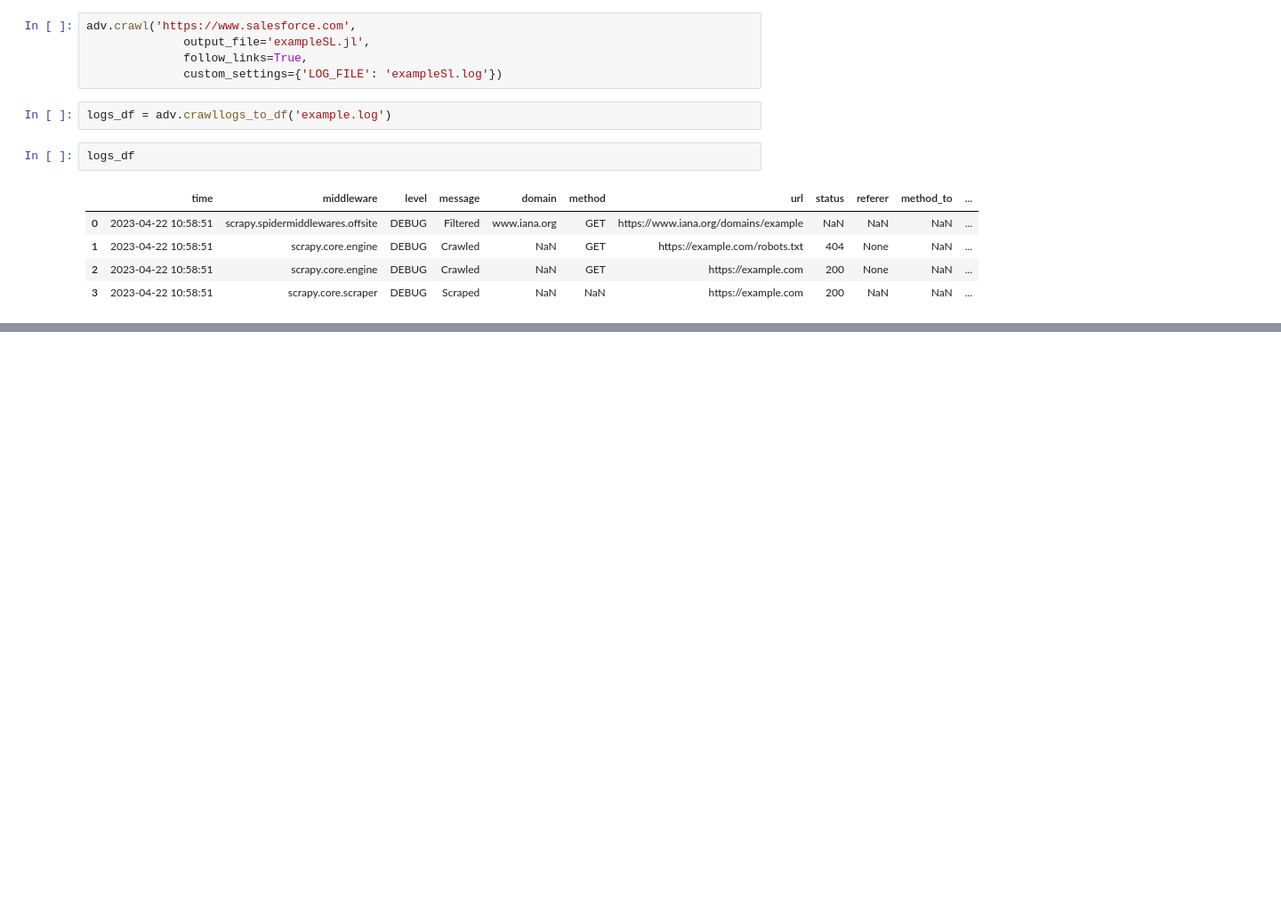
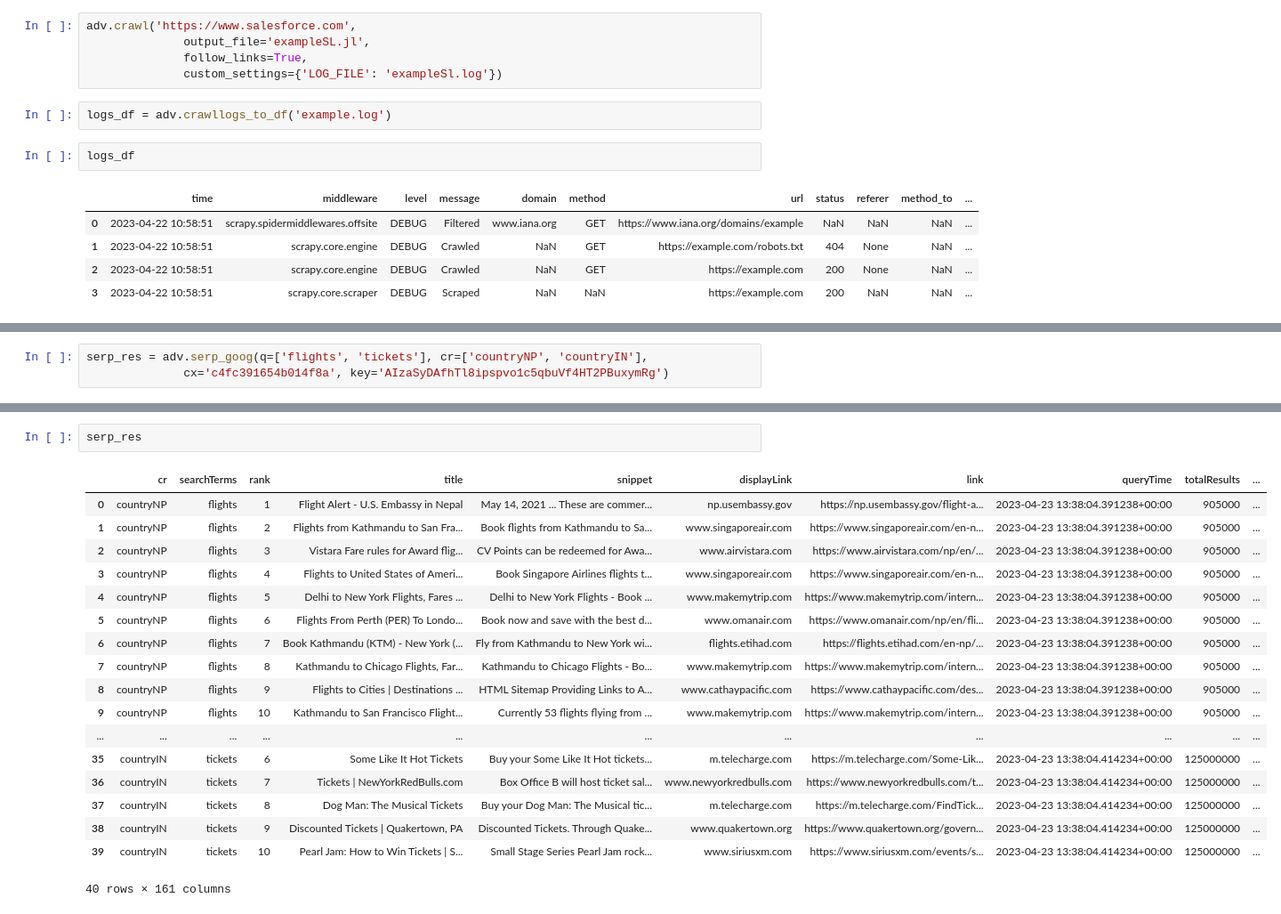
Before and after one commit to georgeyoumansjr/advertools, a Jupyter notebook: useAdvertools/testKeyW.ipynb, the cells around one changed output, grey strips where cells are left out. Shown: that part at 89% size. Cells and saved outputs as stored; diff of their text form; blank space fills up the shorter version.

```diff
--- a/useAdvertools/testKeyW.ipynb
+++ b/useAdvertools/testKeyW.ipynb
@@ -365,0 +402,3 @@ logs_df
+# %%
+serp_res = adv.serp_goog(q=['flights', 'tickets'], cr=['countryNP', 'countryIN'],
+              cx='c4fc391654b014f8a', key='AIzaSyDAfhTl8ipspvo1c5qbuVf4HT2PBuxymRg')
@@ -365,0 +410,21 @@ logs_df
+# %%
+serp_res
+# %% [output]
+|  | cr | searchTerms | rank | title | snippet | displayLink | link | queryTime | totalResults | ... |
+| 0 | countryNP | flights | 1 | Flight Alert - U.S. Embassy in Nepal | May 14, 2021 ... These are commer... | np.usembassy.gov | https://np.usembassy.gov/flight-a... | 2023-04-23 13:38:04.391238+00:00 | 905000 | ... |
+| 1 | countryNP | flights | 2 | Flights from Kathmandu to San Fra... | Book flights from Kathmandu to Sa... | www.singaporeair.com | https://www.singaporeair.com/en-n... | 2023-04-23 13:38:04.391238+00:00 | 905000 | ... |
+| 2 | countryNP | flights | 3 | Vistara Fare rules for Award flig... | CV Points can be redeemed for Awa... | www.airvistara.com | https://www.airvistara.com/np/en/... | 2023-04-23 13:38:04.391238+00:00 | 905000 | ... |
+| 3 | countryNP | flights | 4 | Flights to United States of Ameri... | Book Singapore Airlines flights t... | www.singaporeair.com | https://www.singaporeair.com/en-n... | 2023-04-23 13:38:04.391238+00:00 | 905000 | ... |
+| 4 | countryNP | flights | 5 | Delhi to New York Flights, Fares ... | Delhi to New York Flights - Book ... | www.makemytrip.com | https://www.makemytrip.com/intern... | 2023-04-23 13:38:04.391238+00:00 | 905000 | ... |
+| 5 | countryNP | flights | 6 | Flights From Perth (PER) To Londo... | Book now and save with the best d... | www.omanair.com | https://www.omanair.com/np/en/fli... | 2023-04-23 13:38:04.391238+00:00 | 905000 | ... |
+| 6 | countryNP | flights | 7 | Book Kathmandu (KTM) - New York (... | Fly from Kathmandu to New York wi... | flights.etihad.com | https://flights.etihad.com/en-np/... | 2023-04-23 13:38:04.391238+00:00 | 905000 | ... |
+| 7 | countryNP | flights | 8 | Kathmandu to Chicago Flights, Far... | Kathmandu to Chicago Flights - Bo... | www.makemytrip.com | https://www.makemytrip.com/intern... | 2023-04-23 13:38:04.391238+00:00 | 905000 | ... |
+| 8 | countryNP | flights | 9 | Flights to Cities | Destinations ... | HTML Sitemap Providing Links to A... | www.cathaypacific.com | https://www.cathaypacific.com/des... | 2023-04-23 13:38:04.391238+00:00 | 905000 | ... |
+| 9 | countryNP | flights | 10 | Kathmandu to San Francisco Flight... | Currently 53 flights flying from ... | www.makemytrip.com | https://www.makemytrip.com/intern... | 2023-04-23 13:38:04.391238+00:00 | 905000 | ... |
+| ... | ... | ... | ... | ... | ... | ... | ... | ... | ... | ... |
+| 35 | countryIN | tickets | 6 | Some Like It Hot Tickets | Buy your Some Like It Hot tickets... | m.telecharge.com | https://m.telecharge.com/Some-Lik... | 2023-04-23 13:38:04.414234+00:00 | 125000000 | ... |
+| 36 | countryIN | tickets | 7 | Tickets | NewYorkRedBulls.com | Box Office B will host ticket sal... | www.newyorkredbulls.com | https://www.newyorkredbulls.com/t... | 2023-04-23 13:38:04.414234+00:00 | 125000000 | ... |
+| 37 | countryIN | tickets | 8 | Dog Man: The Musical Tickets | Buy your Dog Man: The Musical tic... | m.telecharge.com | https://m.telecharge.com/FindTick... | 2023-04-23 13:38:04.414234+00:00 | 125000000 | ... |
+| 38 | countryIN | tickets | 9 | Discounted Tickets | Quakertown, PA | Discounted Tickets. Through Quake... | www.quakertown.org | https://www.quakertown.org/govern... | 2023-04-23 13:38:04.414234+00:00 | 125000000 | ... |
+| 39 | countryIN | tickets | 10 | Pearl Jam: How to Win Tickets | S... | Small Stage Series Pearl Jam rock... | www.siriusxm.com | https://www.siriusxm.com/events/s... | 2023-04-23 13:38:04.414234+00:00 | 125000000 | ... |
+40 rows × 161 columns
```
Also changed, not shown: parts of 29 cells of this notebook, 4 other files.
